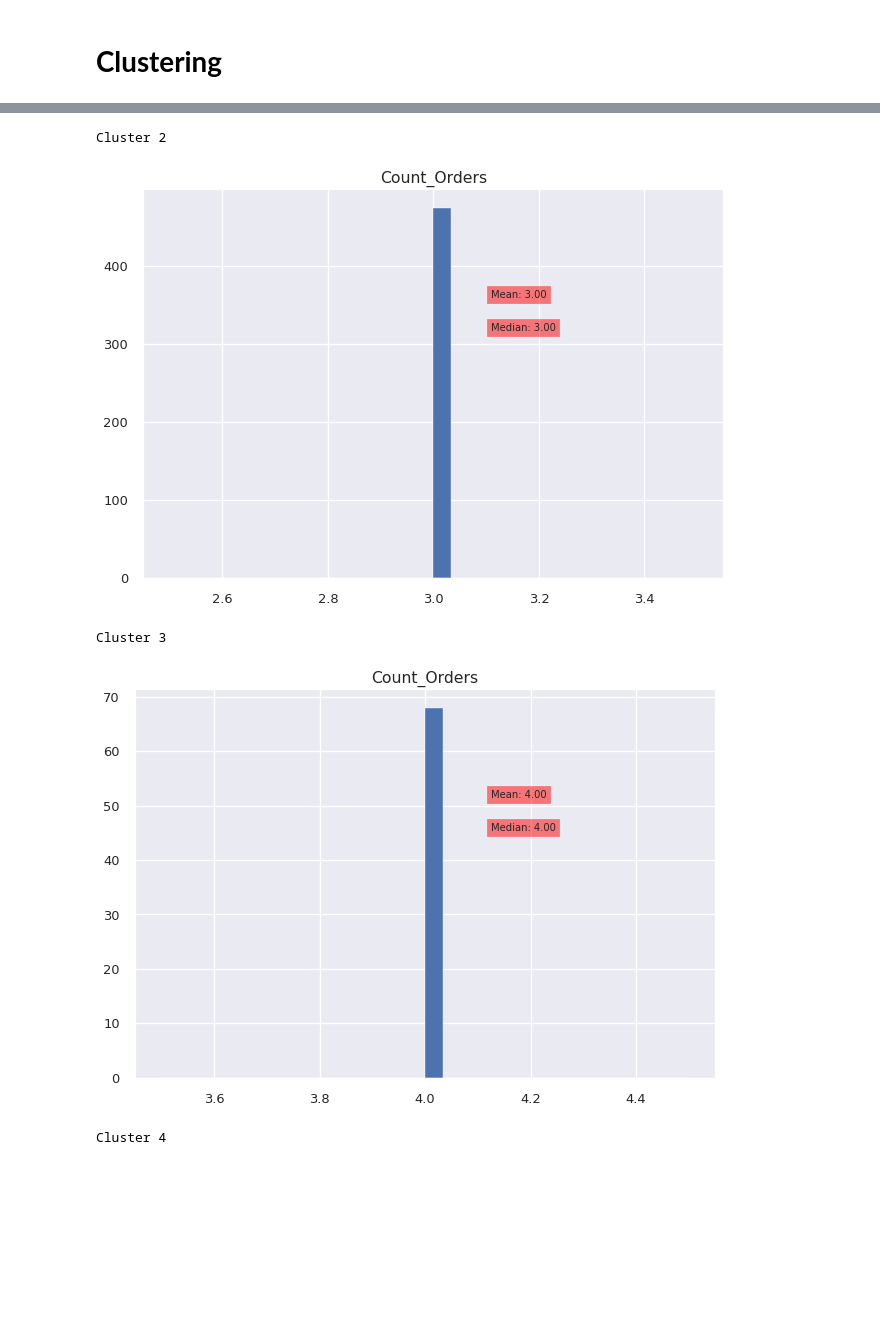
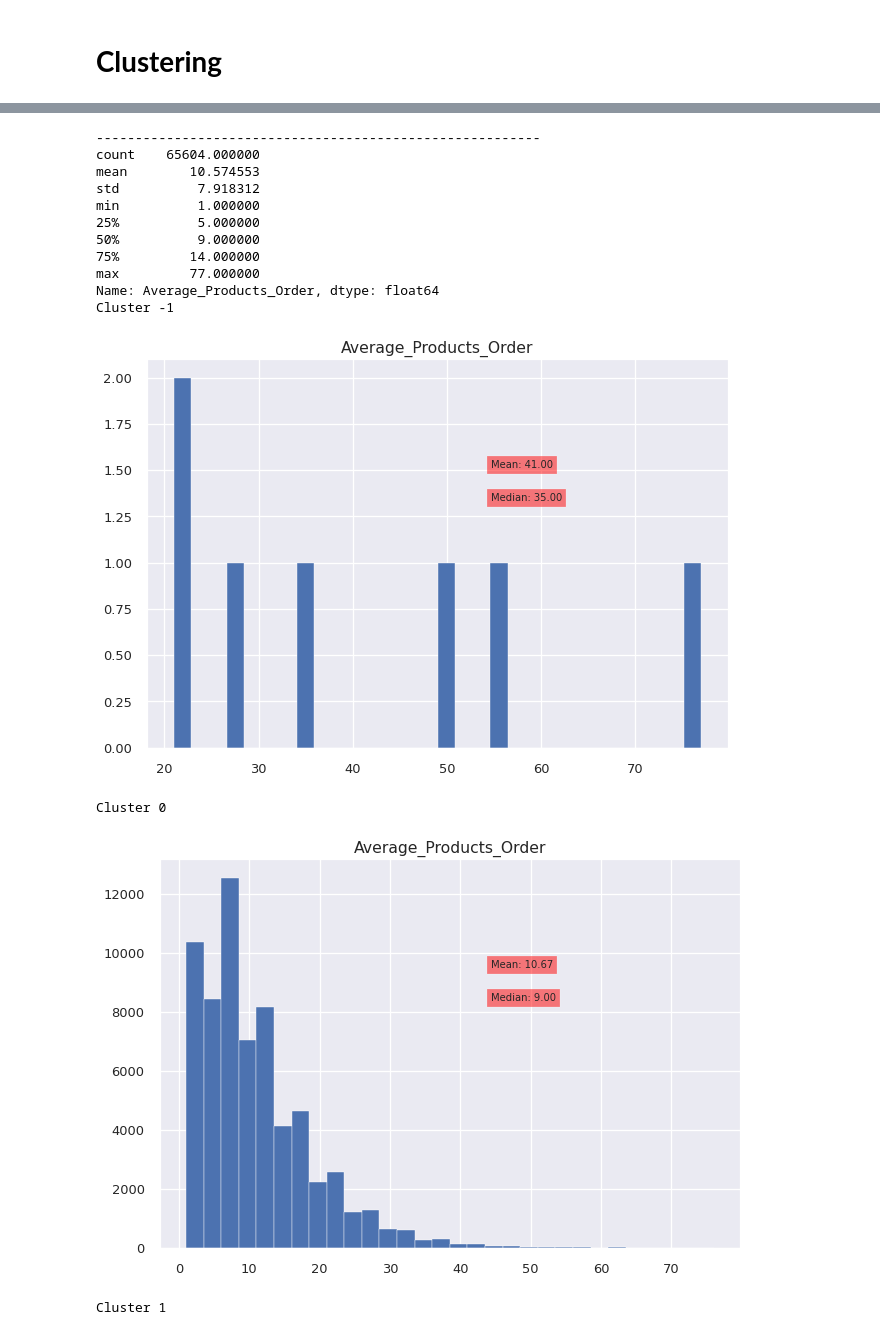
Before and after one commit to pedroafleite/instacart-market-basket-analysis, a Jupyter notebook: instacart_3_feat_eng.ipynb, the cells around one changed output, grey strips where cells are left out. Cells and saved outputs as stored; diff of their text form; code cells hidden in the pictures; blank space fills up the shorter version.

```diff
--- a/instacart_3_feat_eng.ipynb
+++ b/instacart_3_feat_eng.ipynb
@@ -220,7 +245,7 @@ df_standard = stscaler.transform(df_customers)
 
 # Decrease eps, increase clusters. Increase eps, decrease clusters.
 
-dbsc = DBSCAN(eps=1.0, min_samples=15).fit(df_standard)
+dbsc = DBSCAN(eps=1.2, min_samples=30).fit(df_standard)
 labels = dbsc.labels_
 core_samples = np.zeros_like(labels, dtype=bool)
 core_samples[dbsc.core_sample_indices_] = True
@@ -458,38 +464,3 @@ df_dbsc30.head(20)
-# %%
-# vary the value of epsilon between 0.8 and 2.7 for min_samples = 20
-epsilon = np.linspace(0.8,2.7,16)
-res =  []
-noise = []
-clusters = []
-n_points_epsilon = []
-
-for k in epsilon:
-
-    dbsc = DBSCAN(eps=k, min_samples=20).fit(df_standard)
-    core_samples = np.zeros_like(dbsc.labels_, dtype=bool)
-    core_samples[dbsc.core_sample_indices_] = True
-    labels = dbsc.labels_
-    n_clusters_ = len(set(labels)) - (1 if -1 in labels else 0)
-    clusters.append(n_clusters_)
-    n_noise_ = list(labels).count(-1)
-    noise.append(n_noise_)
-    res.append(metrics.silhouette_score(df_standard,labels))
-    counts = np.bincount(labels[labels>=0])
-    n_points_epsilon.append(counts)
-
-# Dataframe with Nbr_Clusters, Number of noises, Silhouette value, and Distribution of points
-# depending on epsilon
-
-df_dbsc30 = pd.DataFrame({'Epsilon':epsilon, 'Nbr_Clusters':clusters,
-                          'Nbr_noises':noise, 'Silhouette':res,
-                         'Distribution of points': n_points_epsilon})
-# Graph showing the evolution of the silhouette depending on epsilon (min_samples = 20)
-
-plt.title("Evolution of the silhouette depending on epsilon (min_samples = 20)")
-plt.xlabel("epsilon")
-plt.plot(epsilon,res)
-plt.show()
-df_dbsc30.head(20)
 # %%
 # Graph showing the evolution of the square root of the sum of squared distances
 # of samples to their closest cluster center, depending on number of cluster (k)
@@ -724,9 +695,8 @@ def hist_dbscan_clusters(epsilon, minimum):
 
     fig, ax = plt.subplots(figsize=(7,6))
 
-    for i in ['Count_Orders', 'Average_Products_Invoice', 'Vegs & Fruits',
-               'Eggs & Fake Milk', 'Lots of Fruits', 'Cheese Lover',
-               'Yogurt Lovers']:
+    for i in ['Count_Orders', 'Average_Products_Order', 'Fruits & Vegs',
+       'Vegs & Fruits', 'Yogurt & Fruits', 'Cheese & Soy', 'Fruits & Water']:
         print(df_customers[i].describe())
 
         for id_cluster in range(-1, n_clusters_ -1):
@@ -784,5 +753,5 @@ def df_dbscan_clusters(epsilon, minimum):
 
     return Clusters_df.head(n_clusters_)
 # %%
-hist_dbscan_clusters(1.8, 5)
+hist_dbscan_clusters(1.0, 5)
 # %% [output]
@@ -804,5 +773,15 @@ Cluster 1
-Cluster 2
+---------------------------------------------------------
+count    65604.000000
+mean        10.574553
+std          7.918312
+min          1.000000
+25%          5.000000
+50%          9.000000
+75%         14.000000
+max         77.000000
+Name: Average_Products_Order, dtype: float64
+Cluster -1
-[figure, old version]
+[figure, new version]
-Cluster 3
+Cluster 0
-[figure, old version]
+[figure, new version]
-Cluster 4
+Cluster 1
```
Also changed, not shown: parts of 43 cells of this notebook.
